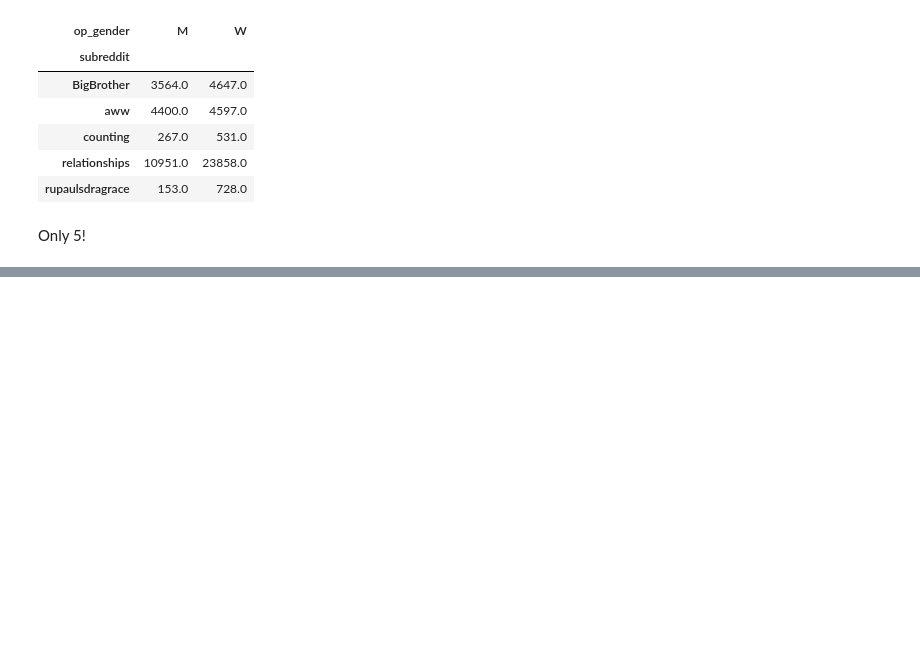
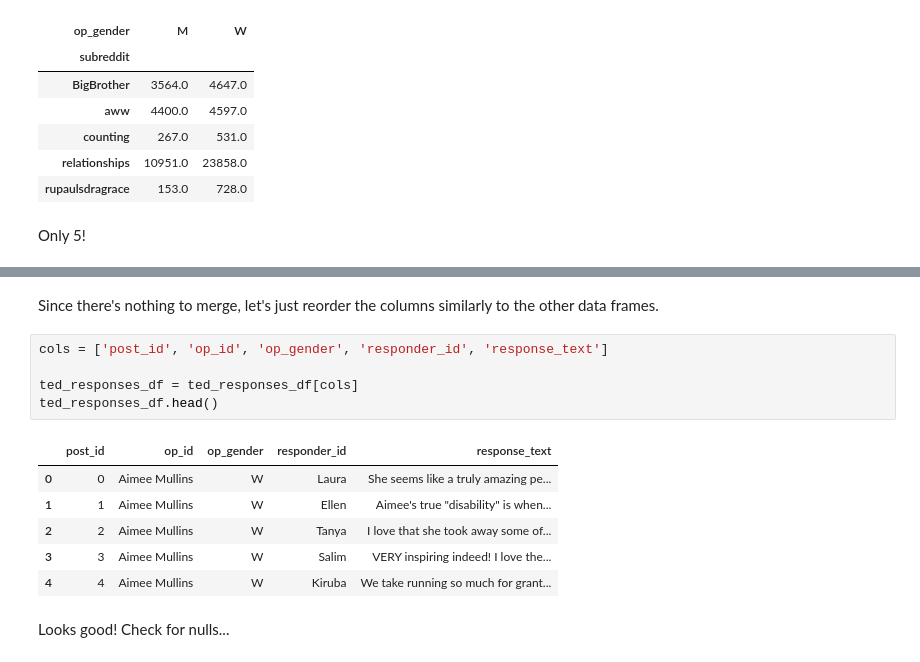
Before and after one commit to Data-Science-for-Linguists-2019/Gendered-Interaction-Online, a Jupyter notebook: exploratory_data_analysis/modifying_dataset.ipynb, the cells around one changed output, grey strips where cells are left out. Drawn from its saved outputs; the diff is of its cells as text; blank space fills up the shorter version.

```diff
--- a/exploratory_data_analysis/modifying_dataset.ipynb
+++ b/exploratory_data_analysis/modifying_dataset.ipynb
@@ -790,0 +806,16 @@ Only 5!
+# %% [markdown]
+Since there's nothing to merge, let's just reorder the columns similarly to the other data frames.
+# %%
+cols = ['post_id', 'op_id', 'op_gender', 'responder_id', 'response_text']
+
+ted_responses_df = ted_responses_df[cols]
+ted_responses_df.head()
+# %% [output]
+|  | post_id | op_id | op_gender | responder_id | response_text |
+| 0 | 0 | Aimee Mullins | W | Laura | She seems like a truly amazing pe... |
+| 1 | 1 | Aimee Mullins | W | Ellen | Aimee's true "disability" is when... |
+| 2 | 2 | Aimee Mullins | W | Tanya | I love that she took away some of... |
+| 3 | 3 | Aimee Mullins | W | Salim | VERY inspiring indeed! I love the... |
+| 4 | 4 | Aimee Mullins | W | Kiruba | We take running so much for grant... |
+# %% [markdown]
+Looks good! Check for nulls...
```
Also changed, not shown: parts of 6 cells of this notebook.
